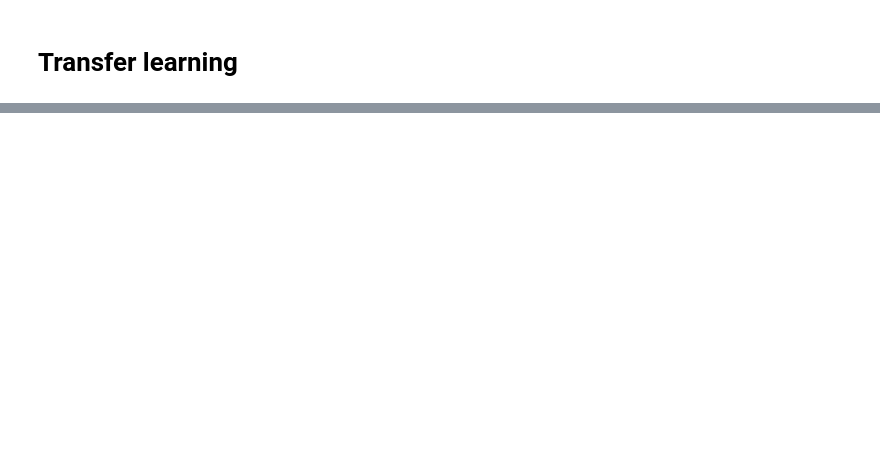
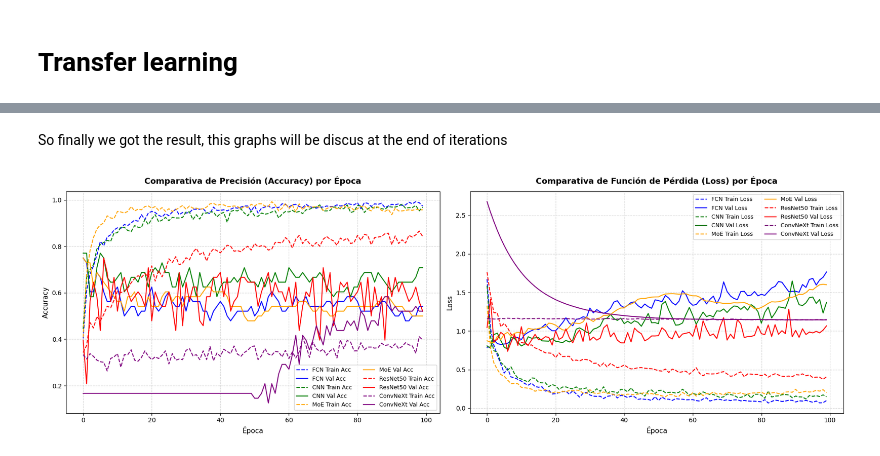
Before and after one commit to JaredMijailRE/IA-Images, a Jupyter notebook: proyecto.ipynb, the cells around one changed output, grey strips where cells are left out. Drawn from its saved outputs; the diff is of its cells as text; code cells hidden in the pictures; blank space fills up the shorter version.

Commit message:
final results

```diff
--- a/proyecto.ipynb
+++ b/proyecto.ipynb
@@ -920,0 +1364,43 @@ Error:
+# %% [markdown]
+So finally we got the result, this graphs will be discus at the end of iterations
+# %%
+fig, (ax1, ax2) = plt.subplots(1, 2, figsize=(18, 6))
+
+ax1.plot(history_fcn.history['accuracy'], label='FCN Train Acc', color='blue', linestyle='--')
+ax1.plot(history_fcn.history['val_accuracy'], label='FCN Val Acc', color='blue', linestyle='-')
+ax1.plot(history_cnn.history['accuracy'], label='CNN Train Acc', color='green', linestyle='--')
+ax1.plot(history_cnn.history['val_accuracy'], label='CNN Val Acc', color='green', linestyle='-')
+ax1.plot(history_moe.history['accuracy'], label='MoE Train Acc', color='orange', linestyle='--')
+ax1.plot(history_moe.history['val_accuracy'], label='MoE Val Acc', color='orange', linestyle='-')
+ax1.plot(history_resnet.history['accuracy'], label='ResNet50 Train Acc', color='red', linestyle='--')
+ax1.plot(history_resnet.history['val_accuracy'], label='ResNet50 Val Acc', color='red', linestyle='-')
+ax1.plot(history_convnext.history['accuracy'], label='ConvNeXt Train Acc', color='purple', linestyle='--')
+ax1.plot(history_convnext.history['val_accuracy'], label='ConvNeXt Val Acc', color='purple', linestyle='-')
+
+ax1.set_title('Comparativa de Precisión (Accuracy) por Época', fontsize=13, fontweight='bold', pad=12)
+ax1.set_xlabel('Época', fontsize=11)
+ax1.set_ylabel('Accuracy', fontsize=11)
+ax1.legend(loc='lower right', fontsize=9, ncol=2)
+ax1.grid(True, linestyle='--', alpha=0.5)
+
+ax2.plot(history_fcn.history['loss'], label='FCN Train Loss', color='blue', linestyle='--')
+ax2.plot(history_fcn.history['val_loss'], label='FCN Val Loss', color='blue', linestyle='-')
+ax2.plot(history_cnn.history['loss'], label='CNN Train Loss', color='green', linestyle='--')
+ax2.plot(history_cnn.history['val_loss'], label='CNN Val Loss', color='green', linestyle='-')
+ax2.plot(history_moe.history['loss'], label='MoE Train Loss', color='orange', linestyle='--')
+ax2.plot(history_moe.history['val_loss'], label='MoE Val Loss', color='orange', linestyle='-')
+ax2.plot(history_resnet.history['loss'], label='ResNet50 Train Loss', color='red', linestyle='--')
+ax2.plot(history_resnet.history['val_loss'], label='ResNet50 Val Loss', color='red', linestyle='-')
+ax2.plot(history_convnext.history['loss'], label='ConvNeXt Train Loss', color='purple', linestyle='--')
+ax2.plot(history_convnext.history['val_loss'], label='ConvNeXt Val Loss', color='purple', linestyle='-')
+
+ax2.set_title('Comparativa de Función de Pérdida (Loss) por Época', fontsize=13, fontweight='bold', pad=12)
+ax2.set_xlabel('Época', fontsize=11)
+ax2.set_ylabel('Loss', fontsize=11)
+ax2.legend(loc='upper right', fontsize=9, ncol=2)
+ax2.grid(True, linestyle='--', alpha=0.5)
+
+plt.tight_layout()
+plt.show()
+# %% [output]
+[figure, added]
```
Also changed, not shown: parts of 64 cells of this notebook, 19 other files.
